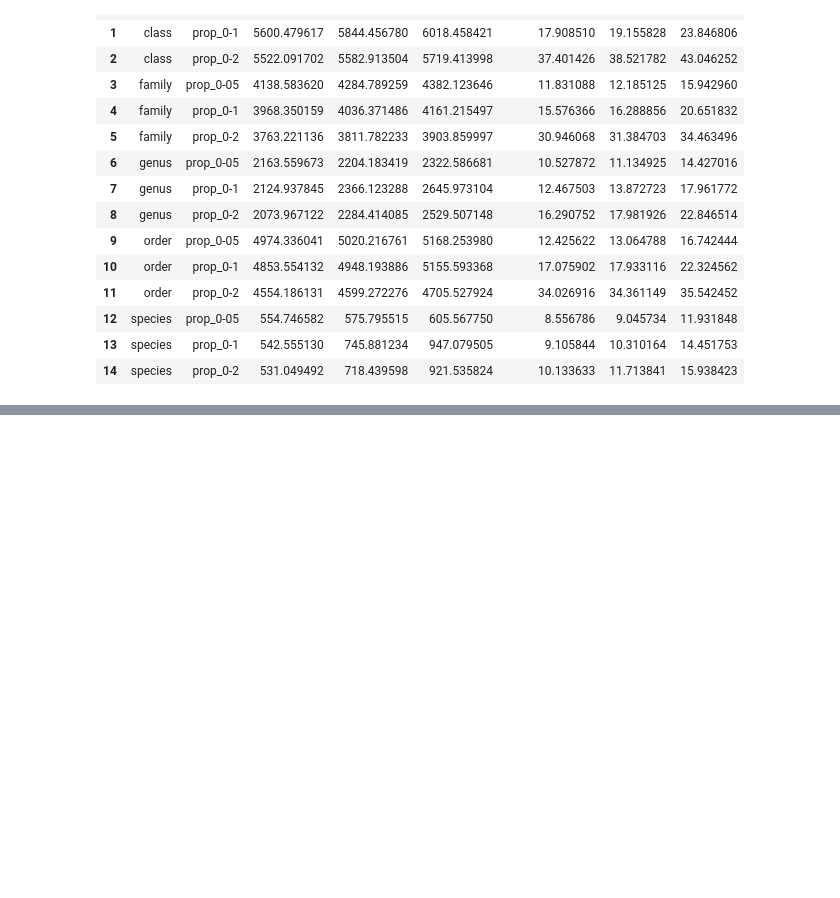
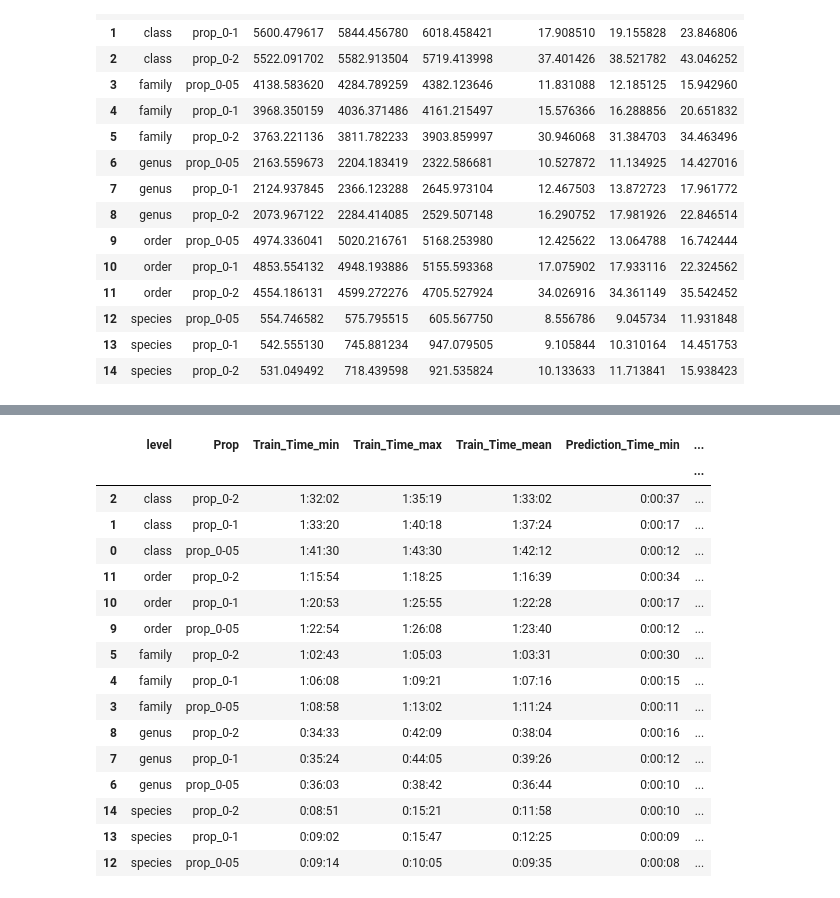
Before and after one commit to GSFrainer/taxonomy_classification, a Jupyter notebook: CNN/times.ipynb, the cells around one changed output, grey strips where cells are left out. Drawn from its saved outputs; the diff is of its cells as text; code cells hidden in the pictures; blank space fills up the shorter version.

Commit message:
Plots

```diff
--- a/CNN/times.ipynb
+++ b/CNN/times.ipynb
@@ -116,0 +119,21 @@ times
+# %%
+times.to_csv("../plots/datas/CNN_times.csv", index=False)
+times
+# %% [output]
+|  | level | Prop | Train_Time_min | Train_Time_max | Train_Time_mean | Prediction_Time_min | ... |
+|  |  |  |  |  |  |  | ... |
+| 2 | class | prop_0-2 | 1:32:02 | 1:35:19 | 1:33:02 | 0:00:37 | ... |
+| 1 | class | prop_0-1 | 1:33:20 | 1:40:18 | 1:37:24 | 0:00:17 | ... |
+| 0 | class | prop_0-05 | 1:41:30 | 1:43:30 | 1:42:12 | 0:00:12 | ... |
+| 11 | order | prop_0-2 | 1:15:54 | 1:18:25 | 1:16:39 | 0:00:34 | ... |
+| 10 | order | prop_0-1 | 1:20:53 | 1:25:55 | 1:22:28 | 0:00:17 | ... |
+| 9 | order | prop_0-05 | 1:22:54 | 1:26:08 | 1:23:40 | 0:00:12 | ... |
+| 5 | family | prop_0-2 | 1:02:43 | 1:05:03 | 1:03:31 | 0:00:30 | ... |
+| 4 | family | prop_0-1 | 1:06:08 | 1:09:21 | 1:07:16 | 0:00:15 | ... |
+| 3 | family | prop_0-05 | 1:08:58 | 1:13:02 | 1:11:24 | 0:00:11 | ... |
+| 8 | genus | prop_0-2 | 0:34:33 | 0:42:09 | 0:38:04 | 0:00:16 | ... |
+| 7 | genus | prop_0-1 | 0:35:24 | 0:44:05 | 0:39:26 | 0:00:12 | ... |
+| 6 | genus | prop_0-05 | 0:36:03 | 0:38:42 | 0:36:44 | 0:00:10 | ... |
+| 14 | species | prop_0-2 | 0:08:51 | 0:15:21 | 0:11:58 | 0:00:10 | ... |
+| 13 | species | prop_0-1 | 0:09:02 | 0:15:47 | 0:12:25 | 0:00:09 | ... |
+| 12 | species | prop_0-05 | 0:09:14 | 0:10:05 | 0:09:35 | 0:00:08 | ... |
```
Also changed, not shown: parts of 3 cells of this notebook, 9 other files.
